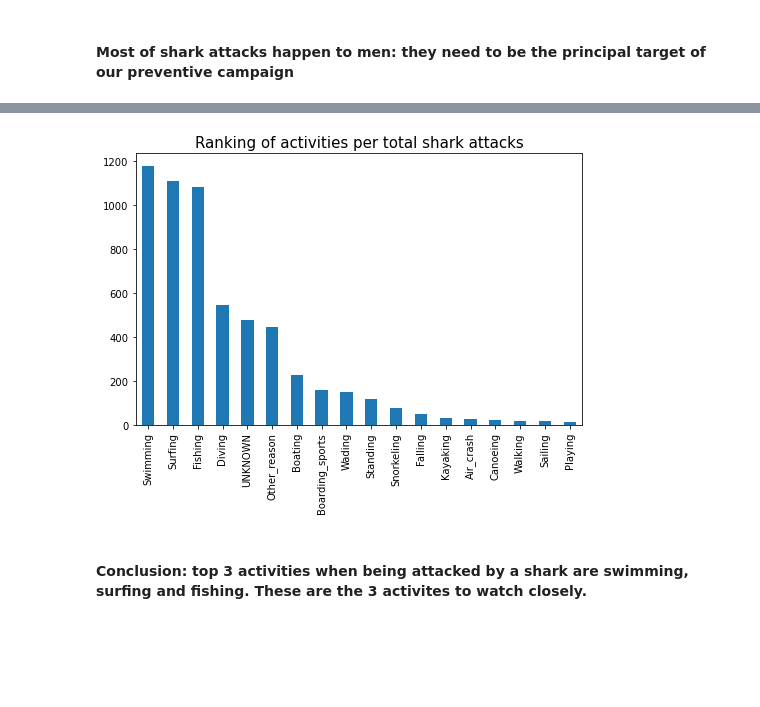
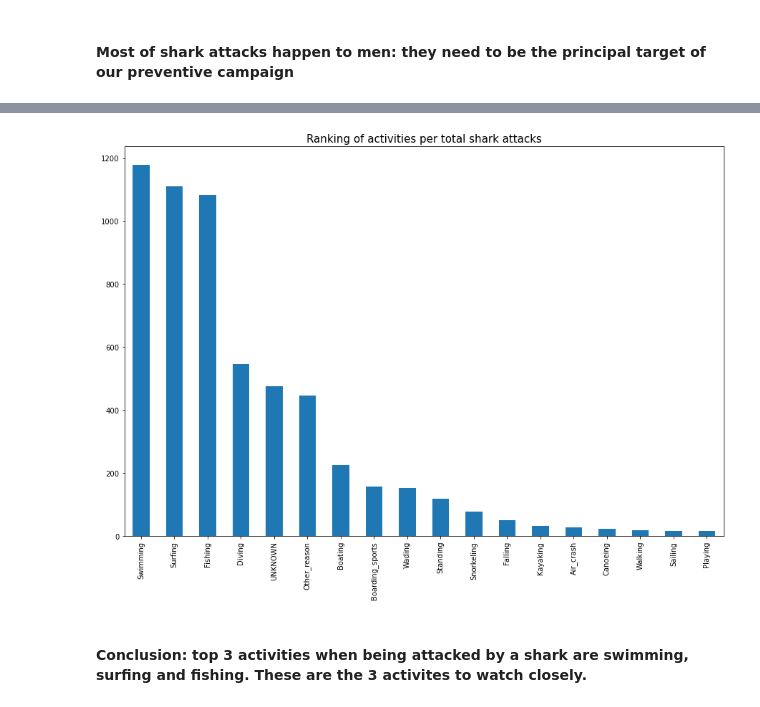
Before and after one commit to Camillelib/Data_Pipeline_Project, a Jupyter notebook: Data Pipeline Project.ipynb, the cells around one changed output, grey strips where cells are left out. Drawn from its saved outputs; the diff is of its cells as text; code cells hidden in the pictures; blank space fills up the shorter version.

```diff
--- a/Data Pipeline Project.ipynb
+++ b/Data Pipeline Project.ipynb
@@ -487,12 +491,12 @@ Playing              16
 Name: Activities when attacked by a shark, dtype: int64
 # %%
 # Creating a ranked bar chart of activities
-sharks_activity_chart=sharks_activity.plot.bar(fontsize=10, figsize=(8, 5)).set_title('Ranking of activities per total shark attacks', fontsize=15)
+sharks_activity_chart=sharks_activity.plot.bar(fontsize=10, figsize=(15, 10)).set_title('Ranking of activities per total shark attacks', fontsize=15)
 
 title='Ranking of activities per total shark attacks'
 save_viz(sharks_activity_chart)
 # %% [output]
-[figure, old version]
+[figure, new version]
 # %% [markdown]
 #### Conclusion: top 3 activities when being attacked by a shark are swimming, surfing and fishing. These are the 3 activites to watch closely.
 # %%
```
Also changed, not shown: parts of 5 cells of this notebook, 8 other files.
